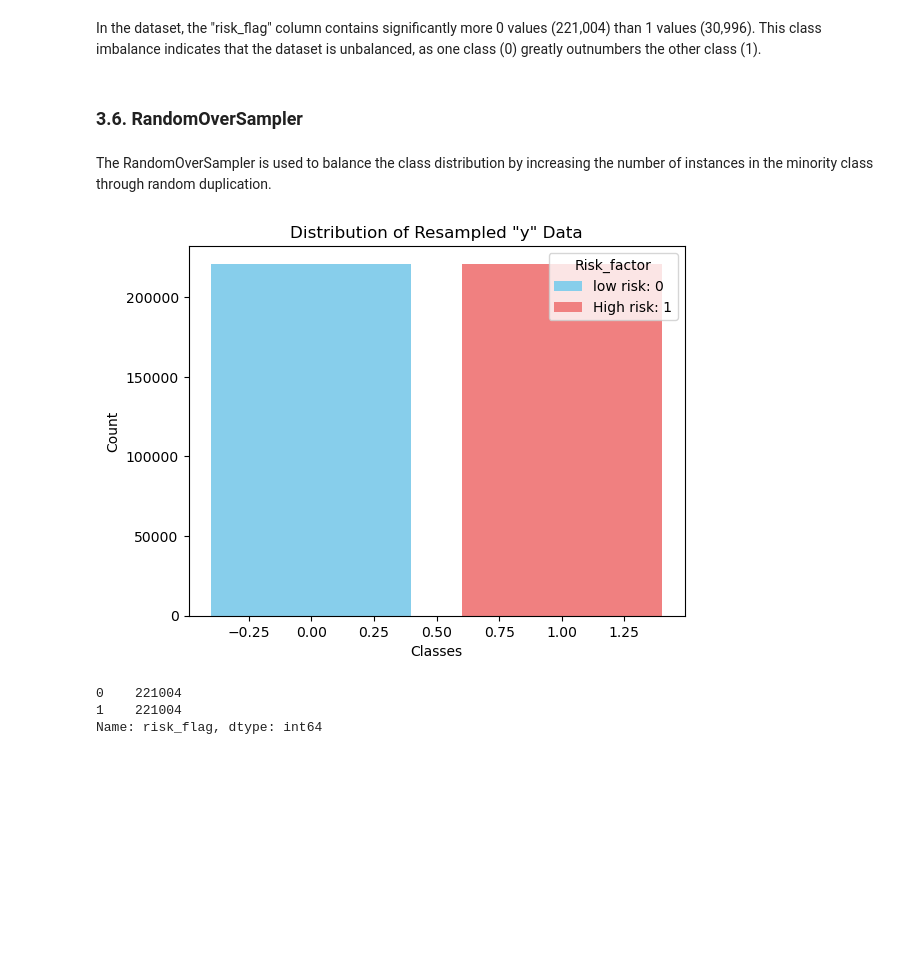
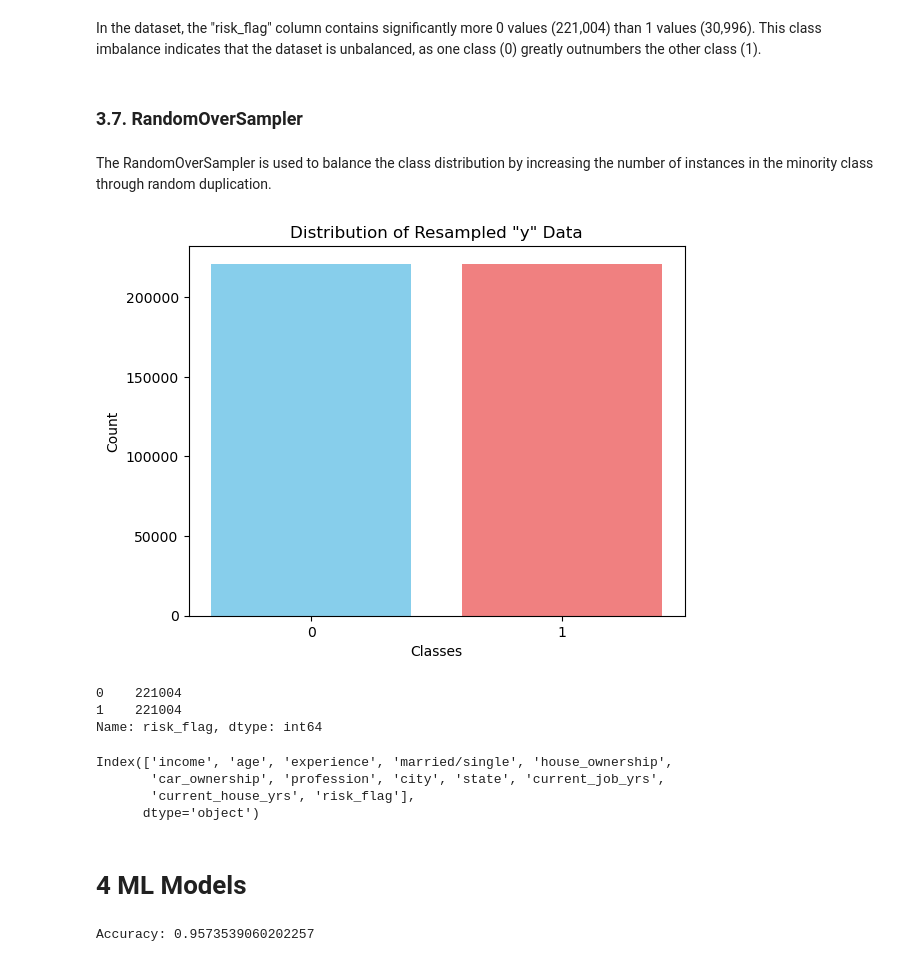
Before and after one commit to DATA-606-2023-FALL-THURSDAY/Loan-prediction-analysis, a Jupyter notebook: src/Capstone _Project.ipynb, the cells around one changed output. Cells and saved outputs as stored; diff of their text form; code cells hidden in the pictures; blank space fills up the shorter version.

```diff
--- a/src/Capstone _Project.ipynb
+++ b/src/Capstone _Project.ipynb
@@ -211,9 +211,6 @@ Name: state, Length: 252000, dtype: object
 df['married/single'].unique()
 # %% [output]
 array(['single', 'married'], dtype=object)
-# %%
-# convert Married/Single column to numeric
-df['married/single'] = df['married/single'].map({'single': 0, 'married': 1})
 # %%
 df['married/single'].head(10)
 # %% [output]
@@ -236,9 +233,6 @@ array(['rented', 'norent_noown', 'owned'], dtype=object)
 df['car_ownership'].unique()
 # %% [output]
 array(['no', 'yes'], dtype=object)
-# %%
-# convert car_ownership column to numeric
-df['car_ownership'] = df['car_ownership'].map({'no': 0, 'yes': 1})
 # %%
 df['car_ownership']
 # %% [output]
@@ -401,7 +442,7 @@ plt.show()
 # %% [markdown]
 In the dataset, the "risk_flag" column contains significantly more 0 values (221,004) than 1 values (30,996). This class imbalance indicates that the dataset is unbalanced, as one class (0) greatly outnumbers the other class (1).
 # %% [markdown]
-### 3.6. RandomOverSampler
+### 3.7. RandomOverSampler
 # %% [markdown]
 The  RandomOverSampler is used to balance the class distribution by increasing the number of instances in the minority class through random duplication.
 # %%
@@ -413,20 +454,77 @@ X,y=sm.fit_resample(X,y)
 # %%
 
 y = pd.Series(y)
 value_counts = y.value_counts()
 # Create the bar plot and store it in a variable
 bar=plt.bar(value_counts.index, value_counts.values,color = ['skyblue', 'lightcoral'])
 plt.xlabel('Classes')
 plt.ylabel('Count')
+plt.xticks([0, 1])
 plt.title('Distribution of Resampled "y" Data')
 # Add the legend
-plt.legend(bar, ['low risk: 0', 'High risk: 1'], title='Risk_factor')
+#plt.legend(bar, ['low risk: 0', 'High risk: 1'], title='Risk_factor')
 plt.show()
 # %% [output]
-[figure, old version]
+[figure, new version]
 # %%
 y.value_counts()
 # %% [output]
 0    221004
 1    221004
 Name: risk_flag, dtype: int64
+# %%
+print(df.columns)
+# %% [output]
+Index(['income', 'age', 'experience', 'married/single', 'house_ownership',
+       'car_ownership', 'profession', 'city', 'state', 'current_job_yrs',
+       'current_house_yrs', 'risk_flag'],
+      dtype='object')
+# %% [markdown]
+# 4 ML Models
+# %%
+from sklearn.compose import ColumnTransformer
+from sklearn.preprocessing import StandardScaler, OneHotEncoder
+from sklearn.decomposition import PCA
+from sklearn.ensemble import RandomForestClassifier
+from imblearn.over_sampling import RandomOverSampler
+from sklearn.pipeline import Pipeline
+from sklearn.model_selection import train_test_split
+from sklearn.metrics import classification_report, accuracy_score
+
+# Load and split your dataset into X and y (as you've done previously)
+
+# Define the categorical and numerical columns
+categorical_columns = ['married/single', 'car_ownership', 'house_ownership', 'profession', 'city', 'state']
+numerical_columns = ['income', 'age', 'experience', 'current_job_yrs', 'current_house_yrs']
+# Create preprocessing transformers for numerical and categorical columns
+numerical_transformer = StandardScaler()
+categorical_transformer = Pipeline(steps=[
+    ('onehot', OneHotEncoder(handle_unknown='ignore'))  # 'ignore' handles new categories not seen during training
+])
+
+# Combine transformers for both types of features
+preprocessor = ColumnTransformer(
+    transformers=[
+        ('num', numerical_transformer, numerical_columns),
+        ('cat', categorical_transformer, categorical_columns)
+    ])
+
+# Create a Random Forest classifier
+classifier = RandomForestClassifier(random_state=42)
+
+# Create the final pipeline by combining preprocessing and modeling
+pipeline = Pipeline(steps=[('preprocess', preprocessor), ('classifier', classifier)])
+
+# Split the data into training and testing sets
+X_train, X_test, y_train, y_test = train_test_split(X, y, test_size=0.2, random_state=42)
+
+# Fit the model to the training data
+pipeline.fit(X_train, y_train)
+
+# Make predictions on the test data
+y_pred = pipeline.predict(X_test)
+
+# Evaluate the model
+print("Accuracy:", accuracy_score(y_test, y_pred))
+# %% [output]
+Accuracy: 0.9573539060202257
```
Also changed, not shown: parts of 24 cells of this notebook.
